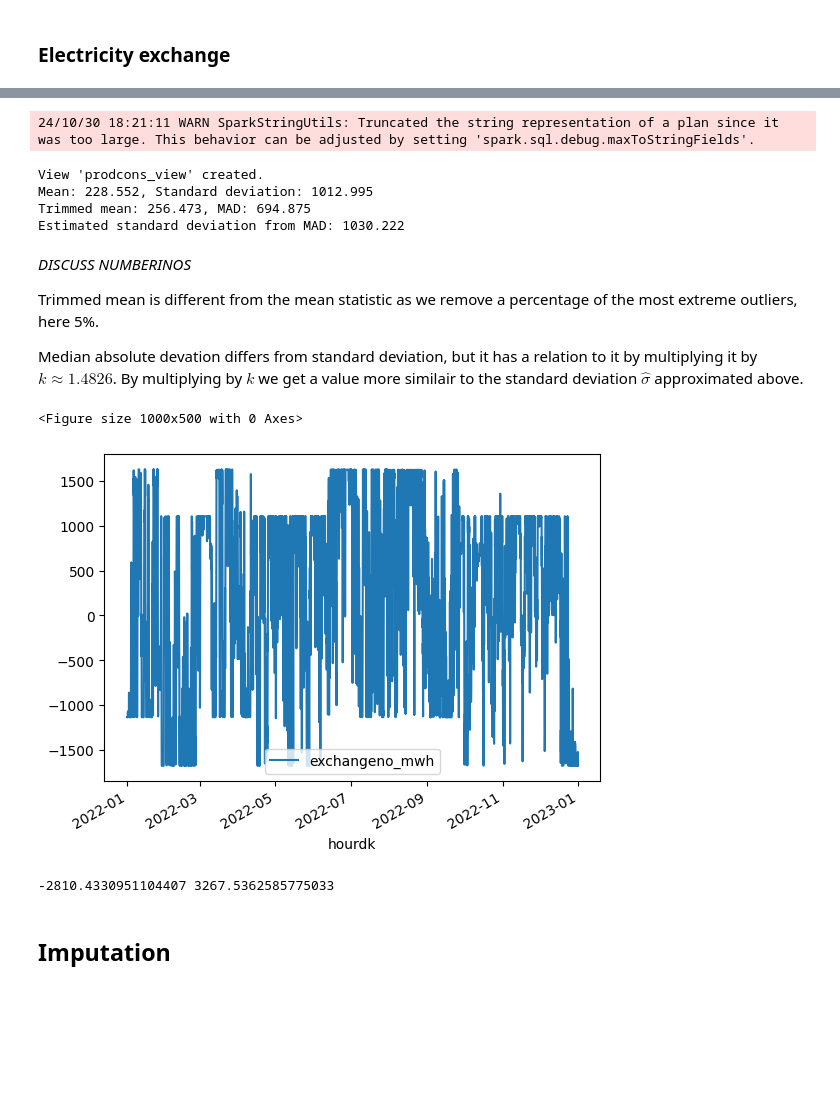
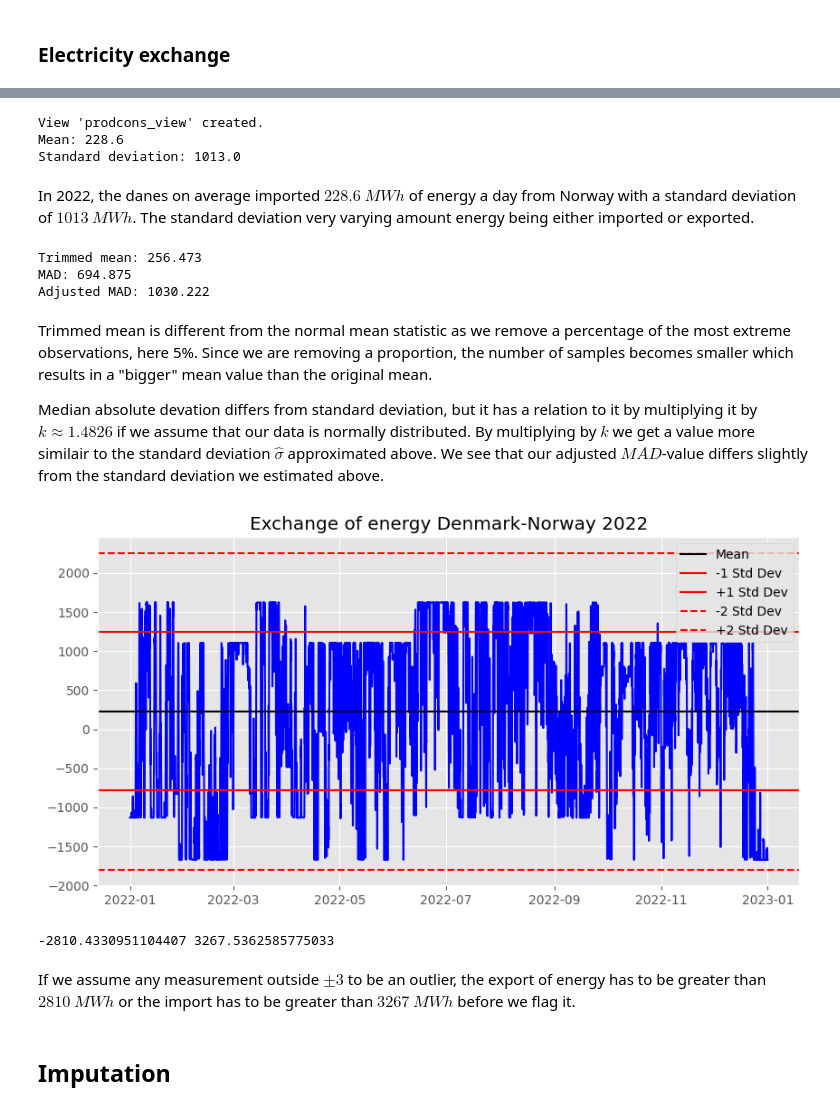
Before and after one commit to aadle/data-to-decision-320, a Jupyter notebook: project_2/project_2.ipynb, the cells around one changed output, grey strips where cells are left out. Saved outputs shown, nothing was run; the diff lists cells and outputs as text; code cells hidden in the pictures; blank space fills up the shorter version.

Commit message:
Written additional comments and discussion in 'Electricity exchange'

```diff
--- a/project_2/project_2.ipynb
+++ b/project_2/project_2.ipynb
@@ -322,47 +346,58 @@ plt.show()
 # %%
-create_cassandra_view("prodcons_view", "prodcons", keyspace)  # Create a view to access the Cassandra table
+create_cassandra_view("prodcons_view", "prodcons", keyspace)  # Create a view to access the "prodcons" table
 df_exchangeNO = spark.sql("SELECT hourdk, exchangeno_mwh FROM prodcons_view").toPandas()
-df_exchangeNO = df_exchangeNO.groupby("hourdk").aggregate({"exchangeno_mwh": "sum"}) # Aggregate sum to ensure I only have one observation each hour
+df_exchangeNO = df_exchangeNO.groupby("hourdk").aggregate({"exchangeno_mwh": "sum"}) # Aggregate sum such that we get the total exchange for DK1 and DK2
 
 # Mean and standard deviation of the electricity exchange
 mean_exchangeNO = df_exchangeNO["exchangeno_mwh"].mean()
 std_exchangeNO = df_exchangeNO["exchangeno_mwh"].std()
-print(f"Mean: {mean_exchangeNO:.3f}, Standard deviation: {std_exchangeNO:.3f}")
-
-# Robust statistics
-trim_mean_exchangeNO = stats.trim_mean(df_exchangeNO["exchangeno_mwh"], 0.05)
-MAD_exchangeNO = stats.median_abs_deviation(df_exchangeNO["exchangeno_mwh"])
-print(f"Trimmed mean: {trim_mean_exchangeNO:.3f}, MAD: {MAD_exchangeNO:.3f}")
-print(f"Estimated standard deviation from MAD: {MAD_exchangeNO * 1.4826:.3f}")
+print(f"Mean: {mean_exchangeNO:.1f}")
+print(f"Standard deviation: {std_exchangeNO:.1f}")
 # %% [output]
-24/10/30 18:21:11 WARN SparkStringUtils: Truncated the string representation of a plan since it was too large. This behavior can be adjusted by setting 'spark.sql.debug.maxToStringFields'.
+View 'prodcons_view' created.
+Mean: 228.6
+Standard deviation: 1013.0
-View 'prodcons_view' created.
-Mean: 228.552, Standard deviation: 1012.995
-Trimmed mean: 256.473, MAD: 694.875
-Estimated standard deviation from MAD: 1030.222
+# %% [markdown]
+In 2022, the danes on average imported $228.6\ MWh$ of energy a day from Norway with a standard deviation of $1013\ MWh$. The standard deviation very varying amount energy being either imported or exported.
+# %%
+# Robust statistics
+k = 1.4826 # k with the assumption that our data is normally distributed
+trim_mean_exchangeNO = stats.trim_mean(df_exchangeNO["exchangeno_mwh"], 0.05) # Trimmed mean removing 5% of the most extreme observations
+MAD_exchangeNO = stats.median_abs_deviation(df_exchangeNO["exchangeno_mwh"])
+print(f"Trimmed mean: {trim_mean_exchangeNO:.3f}")
+print(f"MAD: {MAD_exchangeNO:.3f}")
+print(f"Adjusted MAD: {MAD_exchangeNO * k:.3f}")
+# %% [output]
+Trimmed mean: 256.473
+MAD: 694.875
+Adjusted MAD: 1030.222
 # %% [markdown]
-*DISCUSS NUMBERINOS*
 
-Trimmed mean is different from the mean statistic as we remove a percentage of the most extreme outliers, here 5%.
+Trimmed mean is different from the normal mean statistic as we remove a percentage of the most extreme observations, here 5%. Since we are removing a proportion, the number of samples becomes smaller which results in a "bigger" mean value than the original mean.
 
-Median absolute devation differs from standard deviation, but it has a relation to it by multiplying it by $k \approx 1.4826$. By multiplying by $k$ we get a value more similair to the standard deviation $\hat{\sigma}$ approximated above.
+Median absolute devation differs from standard deviation, but it has a relation to it by multiplying it by $k \approx 1.4826$ if we assume that our data is normally distributed. By multiplying by $k$ we get a value more similair to the standard deviation $\hat{\sigma}$ approximated above. We see that our adjusted $MAD$-value differs slightly from the standard deviation we estimated above.
-# %%
-plt.figure(figsize=(10,5))
-df_exchangeNO.plot()
-plt.show()
-# %% [output]
-<Figure size 1000x500 with 0 Axes>
-[figure, removed]
-# %%
-# SPC
-# According to SPC, observations outside $\pm 3$ standard deviations of the mean are considered outliers.
-lower_threshold = mean_exchangeNO - std_exchangeNO * 3
-upper_threshold =  mean_exchangeNO + std_exchangeNO * 3
-print(lower_threshold, upper_threshold)
-
-# plt.figure(figsize=(10, 5))
-# %% [output]
--2810.4330951104407 3267.5362585775033
+# %%
+plt.figure(figsize=(10, 5))
+plt.plot(df_exchangeNO.index, df_exchangeNO["exchangeno_mwh"], color="blue")
+plt.title("Exchange of energy Denmark-Norway 2022")
+plt.axhline(mean_exchangeNO, color="black", label="Mean")
+plt.axhline(mean_exchangeNO - std_exchangeNO, color="red", label="-1 Std Dev")
+plt.axhline(mean_exchangeNO + std_exchangeNO, color="red", label="+1 Std Dev")
+plt.axhline(mean_exchangeNO - 2 * std_exchangeNO, color="red", linestyle="--", label="-2 Std Dev")
+plt.axhline(mean_exchangeNO + 2 * std_exchangeNO, color="red", linestyle="--", label="+2 Std Dev")
+plt.legend()
+plt.show()
+# %% [output]
+[figure, added]
+# %%
+upper_spc = mean_exchangeNO + 3 * std_exchangeNO
+lower_spc = mean_exchangeNO - 3 * std_exchangeNO
+
+print(lower_spc, upper_spc)
+# %% [output]
+-2810.4330951104407 3267.5362585775033
+# %% [markdown]
+If we assume any measurement outside $\pm 3$ to be an outlier, the export of energy has to be greater than $2810\ MWh$ or the import has to be greater than $3267\ MWh$ before we flag it.
 # %% [markdown]
 ## Imputation
 # %%
```
Also changed, not shown: parts of 34 cells of this notebook.
